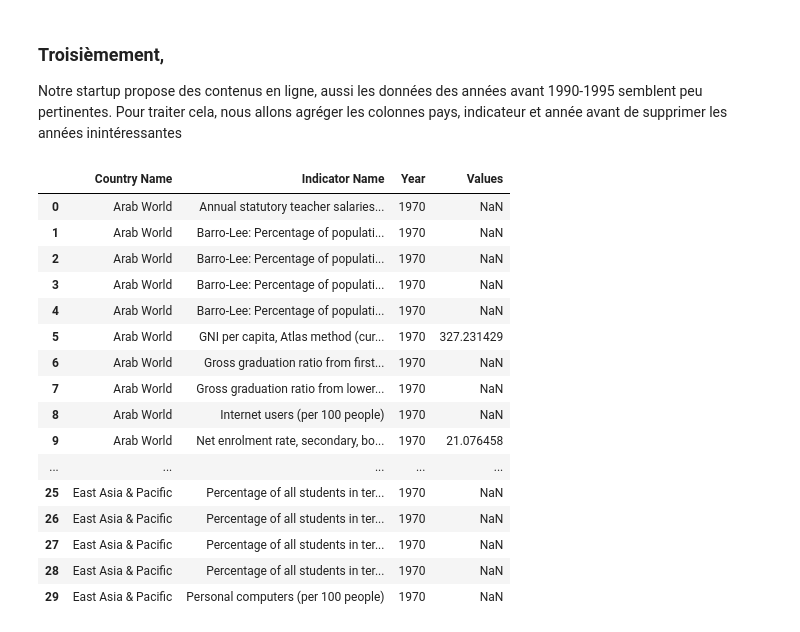
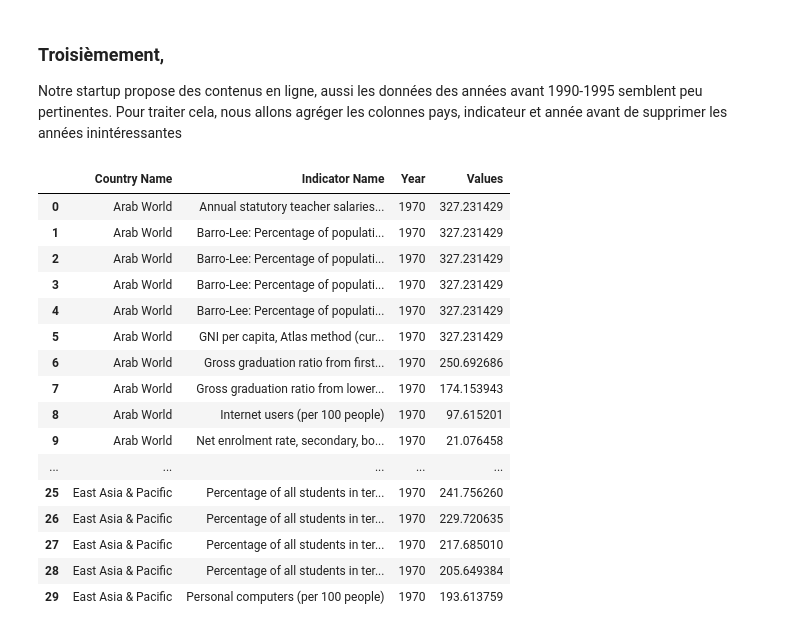
Before and after one commit to lalende/OpenClassRooms-Certification-Data-Scientist, a Jupyter notebook: Projet 2 - Analysez des données de systèmes éducatifs/Projet 2.ipynb, the cells around one changed output. Cells and saved outputs as stored; diff of their text form; code cells hidden in the pictures.

```diff
--- a/Projet 2 - Analysez des données de systèmes éducatifs/Projet 2.ipynb
+++ b/Projet 2 - Analysez des données de systèmes éducatifs/Projet 2.ipynb
@@ -887,0 +969,3 @@ df = df.drop(["Country Code", "Indicator Code"], axis=1)
+# %%
+annees = df.columns.to_list()
+annees
@@ -887,0 +990,5 @@ df = df.drop(["Country Code", "Indicator Code"], axis=1)
+# %%
+annees.remove('Country Name')
+annees.remove('Indicator Name')
+annees.remove('Unnamed: 69')
+annees
@@ -887,0 +1013,5 @@ df = df.drop(["Country Code", "Indicator Code"], axis=1)
+# %%
+df = df.melt(id_vars=["Country Name", "Indicator Name"],
+             value_vars=annees,
+             var_name="Year", value_name="Values")
+df
@@ -938,0 +1100,2 @@ On constate en effet que l'indicateur "Barro-Lee: Percentage of population age 1
+# %%
+df.interpolate(method='linear', axis=0, limit_direction="both", inplace=True)
@@ -944,30 +1114,26 @@ Pour traiter cela, nous allons agréger les colonnes pays, indicateur et année
 # %%
 df = df.melt(id_vars=["Country Name", "Indicator Name"],
-             value_vars=["1970", "1971", "1972", "1973", "1974", "1975", "1976", "1977", "1978",
-                         "1979", "1980", "1981", "1982", "1983", "1984", "1985", "1986", "1987", "1988",
-                         "1989", "1990", "1991", "1992", "1993", "1994", "1995", "1996", "1997", "1998", "1999",
-                         "2000", "2001", "2002", "2003", "2004", "2005", "2006", "2007", "2008", "2009", "2010",
-                         "2011", "2012", "2013", "2014", "2015", "2016"],
+             value_vars=a,
              var_name="Year", value_name="Values")
 df.head(30)
 # %% [output]
 |  | Country Name | Indicator Name | Year | Values |
-| 0 | Arab World | Annual statutory teacher salaries... | 1970 | NaN |
-| 1 | Arab World | Barro-Lee: Percentage of populati... | 1970 | NaN |
-| 2 | Arab World | Barro-Lee: Percentage of populati... | 1970 | NaN |
-| 3 | Arab World | Barro-Lee: Percentage of populati... | 1970 | NaN |
-| 4 | Arab World | Barro-Lee: Percentage of populati... | 1970 | NaN |
+| 0 | Arab World | Annual statutory teacher salaries... | 1970 | 327.231429 |
+| 1 | Arab World | Barro-Lee: Percentage of populati... | 1970 | 327.231429 |
+| 2 | Arab World | Barro-Lee: Percentage of populati... | 1970 | 327.231429 |
+| 3 | Arab World | Barro-Lee: Percentage of populati... | 1970 | 327.231429 |
+| 4 | Arab World | Barro-Lee: Percentage of populati... | 1970 | 327.231429 |
 | 5 | Arab World | GNI per capita, Atlas method (cur... | 1970 | 327.231429 |
-| 6 | Arab World | Gross graduation ratio from first... | 1970 | NaN |
-| 7 | Arab World | Gross graduation ratio from lower... | 1970 | NaN |
-| 8 | Arab World | Internet users (per 100 people) | 1970 | NaN |
+| 6 | Arab World | Gross graduation ratio from first... | 1970 | 250.692686 |
+| 7 | Arab World | Gross graduation ratio from lower... | 1970 | 174.153943 |
+| 8 | Arab World | Internet users (per 100 people) | 1970 | 97.615201 |
 | 9 | Arab World | Net enrolment rate, secondary, bo... | 1970 | 21.076458 |
 | ... | ... | ... | ... | ... |
-| 25 | East Asia & Pacific | Percentage of all students in ter... | 1970 | NaN |
-| 26 | East Asia & Pacific | Percentage of all students in ter... | 1970 | NaN |
-| 27 | East Asia & Pacific | Percentage of all students in ter... | 1970 | NaN |
-| 28 | East Asia & Pacific | Percentage of all students in ter... | 1970 | NaN |
-| 29 | East Asia & Pacific | Personal computers (per 100 people) | 1970 | NaN |
+| 25 | East Asia & Pacific | Percentage of all students in ter... | 1970 | 241.756260 |
+| 26 | East Asia & Pacific | Percentage of all students in ter... | 1970 | 229.720635 |
+| 27 | East Asia & Pacific | Percentage of all students in ter... | 1970 | 217.685010 |
+| 28 | East Asia & Pacific | Percentage of all students in ter... | 1970 | 205.649384 |
+| 29 | East Asia & Pacific | Personal computers (per 100 people) | 1970 | 193.613759 |
 # %%
 df["Year"] = pd.to_numeric(df["Year"])
 # %%
```
Also changed, not shown: parts of 41 cells of this notebook.
